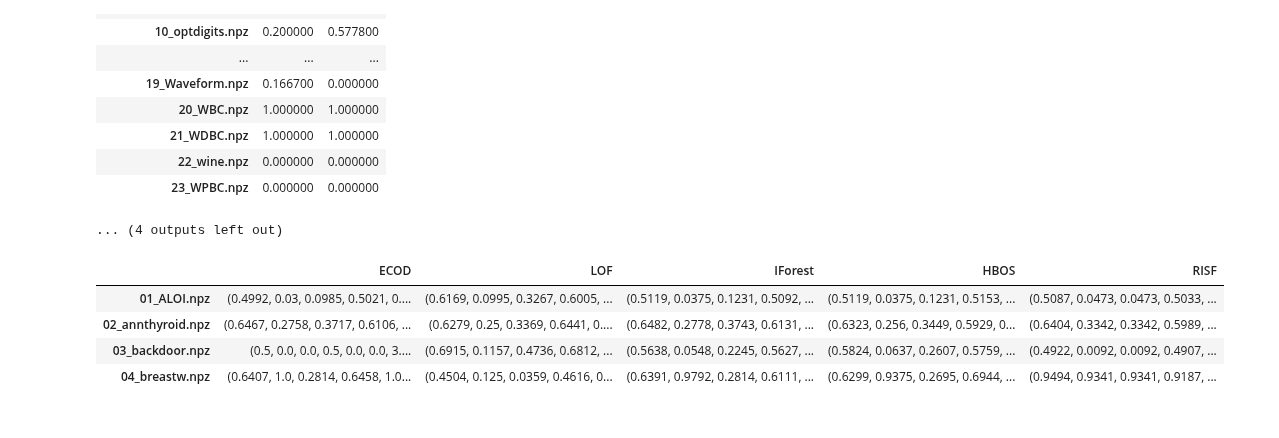
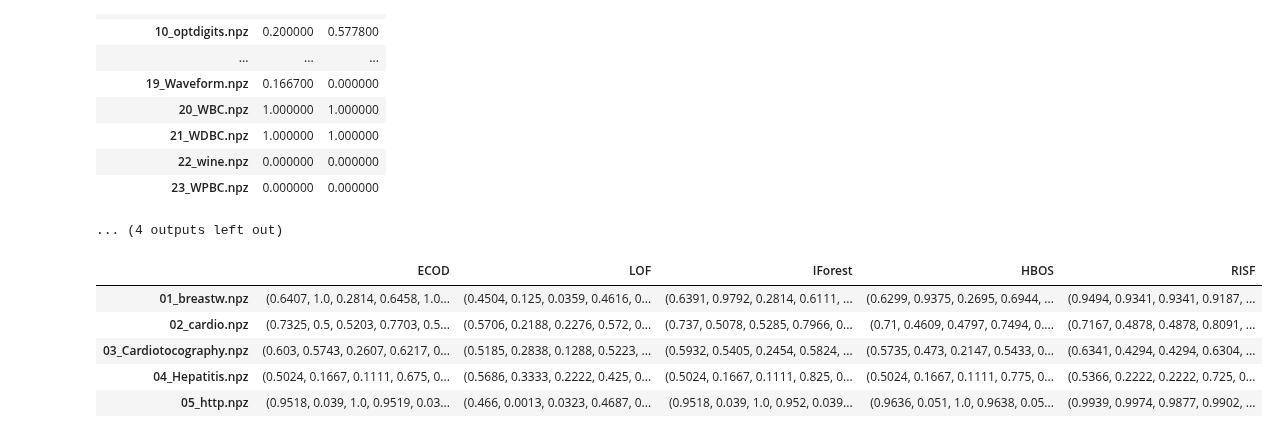
Before and after one commit to SebChw/RSIF, a Jupyter notebook: notebooks/visualitations.ipynb, the cells around one changed output. Cells and saved outputs as stored; diff of their text form; code cells hidden in the pictures.

```diff
--- a/notebooks/visualitations.ipynb
+++ b/notebooks/visualitations.ipynb
@@ -326,14 +337,15 @@ test_recall
 | 23_WPBC.npz | 0.000000 | 0.000000 |
 ... (4 outputs left out)
 # %%
-df_new = pd.read_pickle('../results/numerical_temporary.pkl')
+df_new = pd.read_pickle('../results/numerical_y.pkl')
 df_new.head()
 # %% [output]
 |  | ECOD | LOF | IForest | HBOS | RISF |
-| 01_ALOI.npz | (0.4992, 0.03, 0.0985, 0.5021, 0.... | (0.6169, 0.0995, 0.3267, 0.6005, ... | (0.5119, 0.0375, 0.1231, 0.5092, ... | (0.5119, 0.0375, 0.1231, 0.5153, ... | (0.5087, 0.0473, 0.0473, 0.5033, ... |
-| 02_annthyroid.npz | (0.6467, 0.2758, 0.3717, 0.6106, ... | (0.6279, 0.25, 0.3369, 0.6441, 0.... | (0.6482, 0.2778, 0.3743, 0.6131, ... | (0.6323, 0.256, 0.3449, 0.5929, 0... | (0.6404, 0.3342, 0.3342, 0.5989, ... |
-| 03_backdoor.npz | (0.5, 0.0, 0.0, 0.5, 0.0, 0.0, 3.... | (0.6915, 0.1157, 0.4736, 0.6812, ... | (0.5638, 0.0548, 0.2245, 0.5627, ... | (0.5824, 0.0637, 0.2607, 0.5759, ... | (0.4922, 0.0092, 0.0092, 0.4907, ... |
-| 04_breastw.npz | (0.6407, 1.0, 0.2814, 0.6458, 1.0... | (0.4504, 0.125, 0.0359, 0.4616, 0... | (0.6391, 0.9792, 0.2814, 0.6111, ... | (0.6299, 0.9375, 0.2695, 0.6944, ... | (0.9494, 0.9341, 0.9341, 0.9187, ... |
+| 01_breastw.npz | (0.6407, 1.0, 0.2814, 0.6458, 1.0... | (0.4504, 0.125, 0.0359, 0.4616, 0... | (0.6391, 0.9792, 0.2814, 0.6111, ... | (0.6299, 0.9375, 0.2695, 0.6944, ... | (0.9494, 0.9341, 0.9341, 0.9187, ... |
+| 02_cardio.npz | (0.7325, 0.5, 0.5203, 0.7703, 0.5... | (0.5706, 0.2188, 0.2276, 0.572, 0... | (0.737, 0.5078, 0.5285, 0.7966, 0... | (0.71, 0.4609, 0.4797, 0.7494, 0.... | (0.7167, 0.4878, 0.4878, 0.8091, ... |
+| 03_Cardiotocography.npz | (0.603, 0.5743, 0.2607, 0.6217, 0... | (0.5185, 0.2838, 0.1288, 0.5223, ... | (0.5932, 0.5405, 0.2454, 0.5824, ... | (0.5735, 0.473, 0.2147, 0.5433, 0... | (0.6341, 0.4294, 0.4294, 0.6304, ... |
+| 04_Hepatitis.npz | (0.5024, 0.1667, 0.1111, 0.675, 0... | (0.5686, 0.3333, 0.2222, 0.425, 0... | (0.5024, 0.1667, 0.1111, 0.825, 0... | (0.5024, 0.1667, 0.1111, 0.775, 0... | (0.5366, 0.2222, 0.2222, 0.725, 0... |
+| 05_http.npz | (0.9518, 0.039, 1.0, 0.9519, 0.03... | (0.466, 0.0013, 0.0323, 0.4687, 0... | (0.9518, 0.039, 1.0, 0.952, 0.039... | (0.9636, 0.051, 1.0, 0.9638, 0.05... | (0.9939, 0.9974, 0.9877, 0.9902, ... |
 # %%
 partial_results_new, forest_results_new = create_tables(df_new)
 # %%
```
Also changed, not shown: parts of 3 cells of this notebook, 4 other files.
